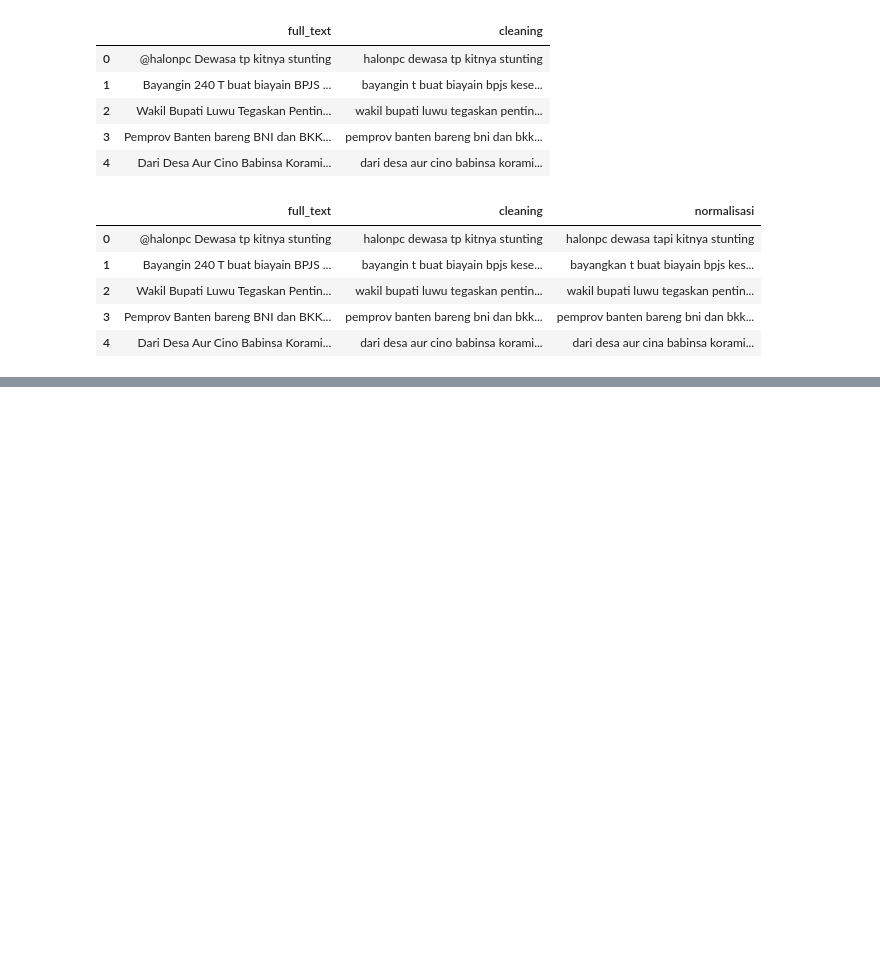
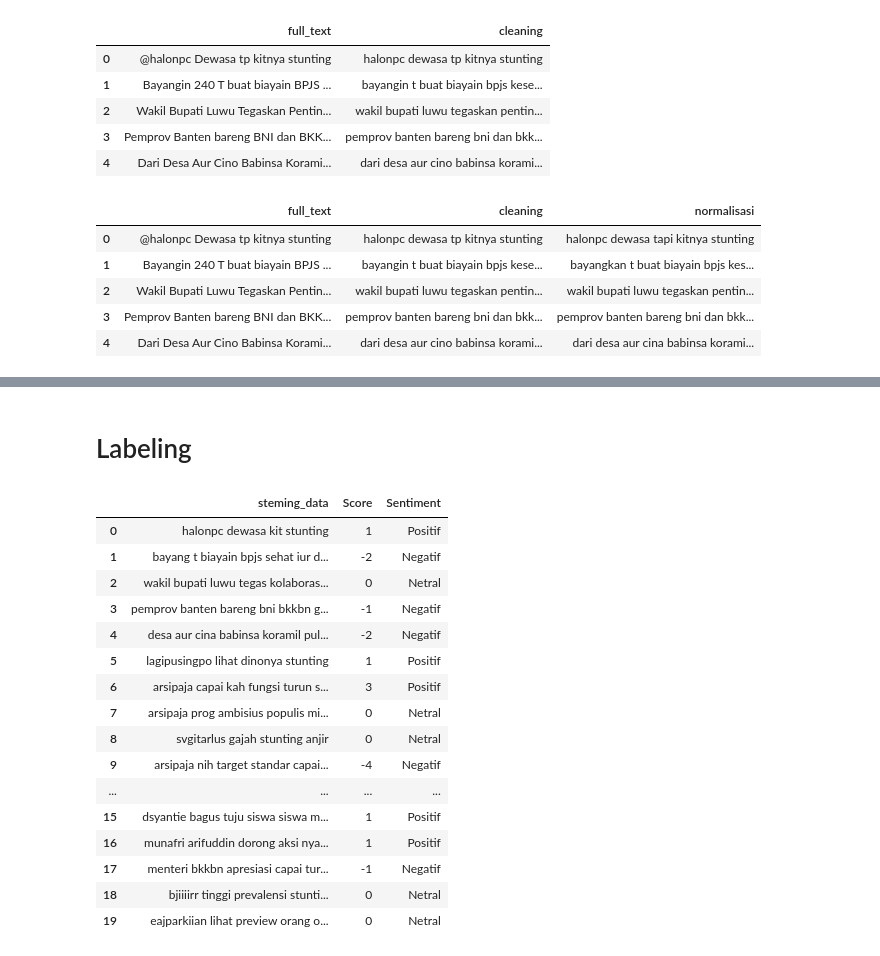
Before and after one commit to zaldiabdulhadi/analisis-sentimen-stunting-twitter, a Jupyter notebook: analisis_sentimen_stunting.ipynb, the cells around one changed output, grey strips where cells are left out. Drawn from its saved outputs; the diff is of its cells as text; code cells hidden in the pictures; blank space fills up the shorter version.

```diff
--- a/analisis_sentimen_stunting.ipynb
+++ b/analisis_sentimen_stunting.ipynb
@@ -340,0 +342,52 @@ else:
+# %% [markdown]
+# Labeling
+# %%
+import pandas as pd
+import requests
+
+# Unduh kamus leksikon positif dan negatif dari GitHub
+positive_url = "https://raw.githubusercontent.com/fajri91/InSet/master/positive.tsv"
+negative_url = "https://raw.githubusercontent.com/fajri91/InSet/master/negative.tsv"
+
+positive_lexicon = set(pd.read_csv(positive_url, sep="\t", header=None)[0])
+negative_lexicon = set(pd.read_csv(negative_url, sep="\t", header=None)[0])
+
+# Fungsi untuk menentukan sentimen dan menghitung skornya
+def determine_sentiment(text):
+    if isinstance(text, str):
+        positive_count = sum(1 for word in text.split() if word in positive_lexicon)
+        negative_count = sum(1 for word in text.split() if word in negative_lexicon)
+        sentiment_score = positive_count - negative_count
+        if sentiment_score > 0:
+            sentiment = "Positif"
+        elif sentiment_score < 0:
+            sentiment = "Negatif"
+        else:
+            sentiment = "Netral"
+        return sentiment_score, sentiment
+    return 0, "Netral"
+
+
+# Tentukan sentimen dan skor untuk setiap ulasan
+df_clean[['Score', 'Sentiment']] = df_clean['steming_data'].apply(lambda x: pd.Series(determine_sentiment(x)))
+
+# Tampilkan hasilnya
+df_clean.head(20)
+# %% [output]
+|  | steming_data | Score | Sentiment |
+| 0 | halonpc dewasa kit stunting | 1 | Positif |
+| 1 | bayang t biayain bpjs sehat iur d... | -2 | Negatif |
+| 2 | wakil bupati luwu tegas kolaboras... | 0 | Netral |
+| 3 | pemprov banten bareng bni bkkbn g... | -1 | Negatif |
+| 4 | desa aur cina babinsa koramil pul... | -2 | Negatif |
+| 5 | lagipusingpo lihat dinonya stunting | 1 | Positif |
+| 6 | arsipaja capai kah fungsi turun s... | 3 | Positif |
+| 7 | arsipaja prog ambisius populis mi... | 0 | Netral |
+| 8 | svgitarlus gajah stunting anjir | 0 | Netral |
+| 9 | arsipaja nih target standar capai... | -4 | Negatif |
+| ... | ... | ... | ... |
+| 15 | dsyantie bagus tuju siswa siswa m... | 1 | Positif |
+| 16 | munafri arifuddin dorong aksi nya... | 1 | Positif |
+| 17 | menteri bkkbn apresiasi capai tur... | -1 | Negatif |
+| 18 | bjiiiirr tinggi prevalensi stunti... | 0 | Netral |
+| 19 | eajparkiian lihat preview orang o... | 0 | Netral |
```
Also changed, not shown: parts of 44 cells of this notebook, 1 other file.
